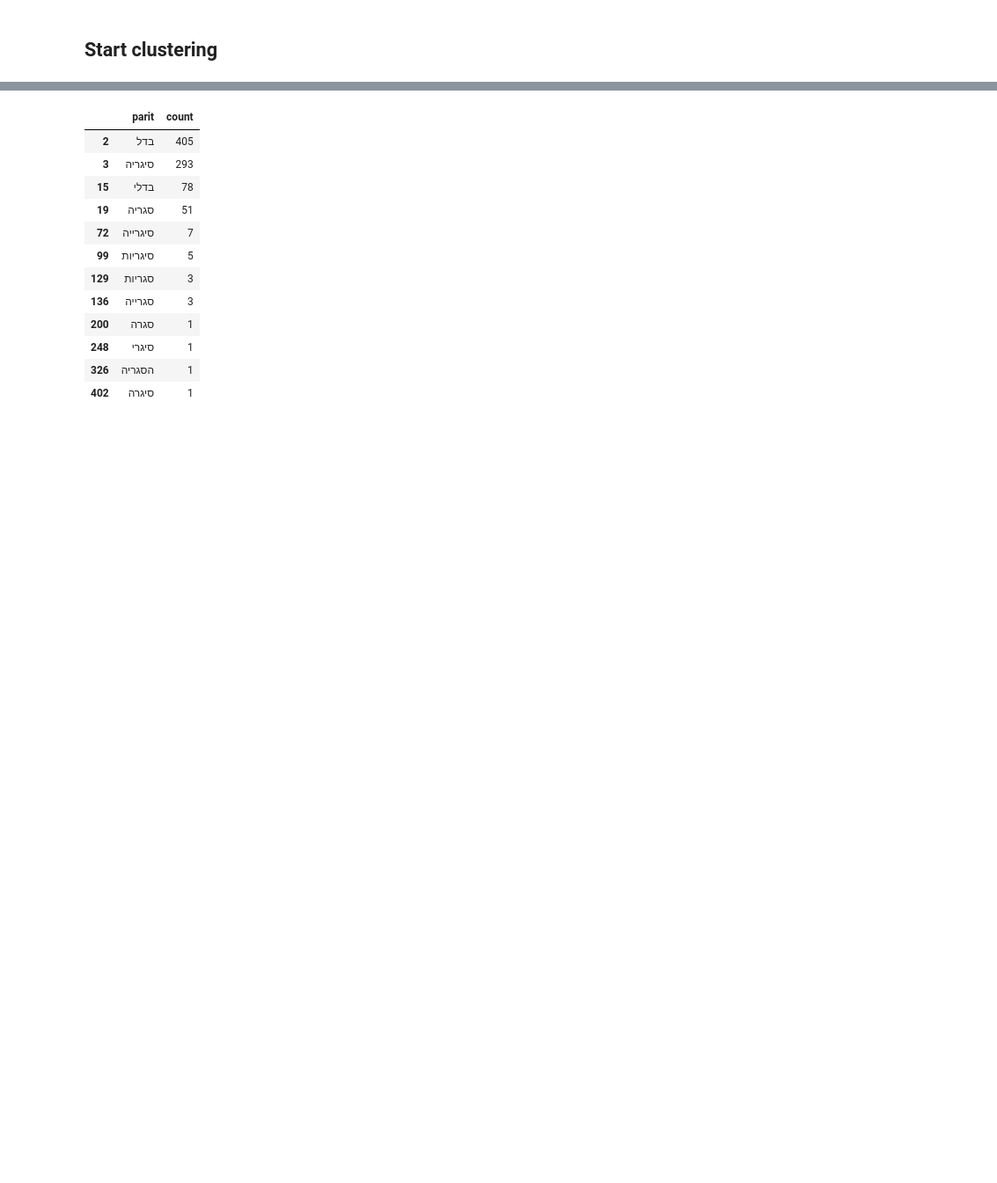
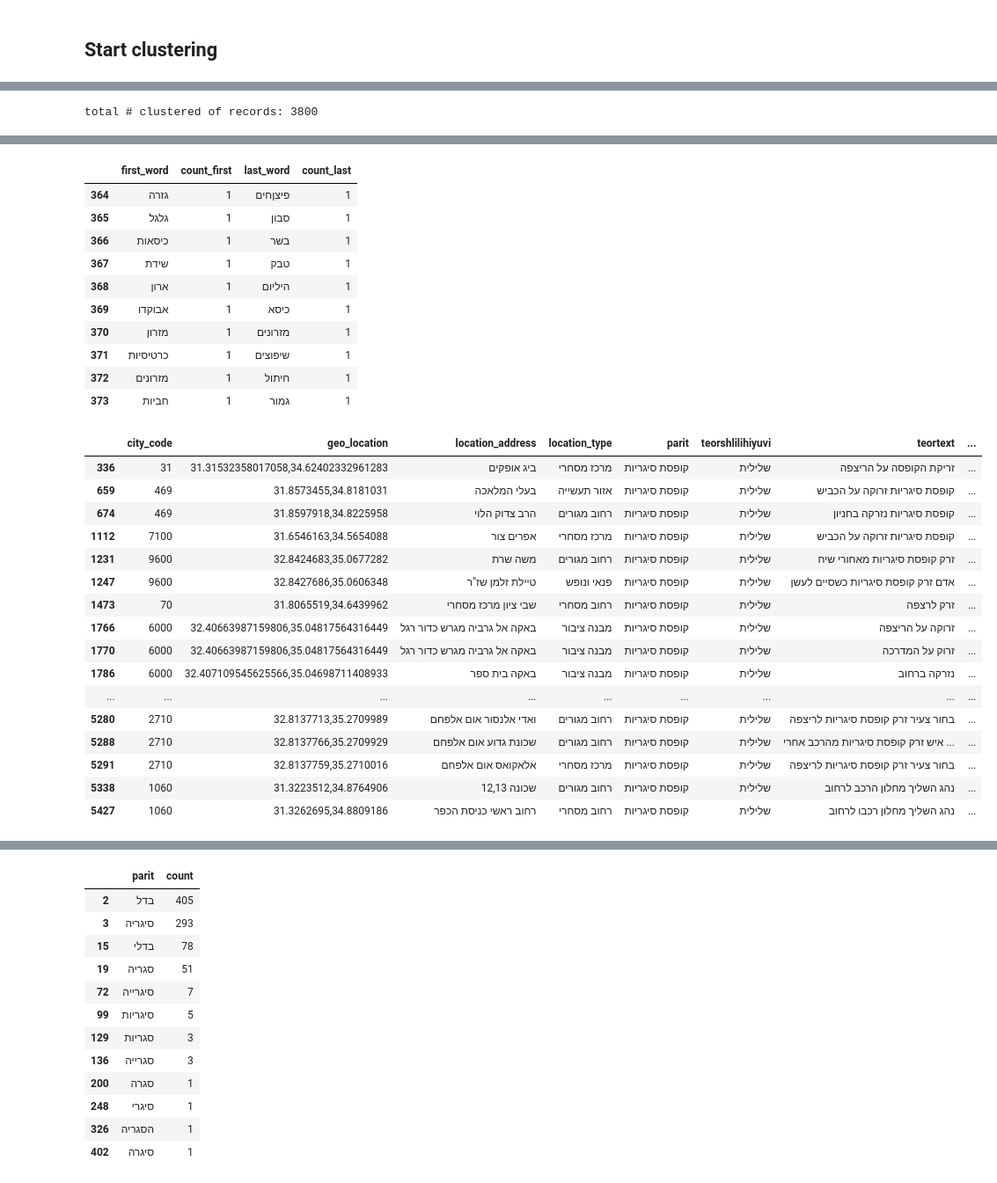
Before and after one commit to ColgateSmile/Visualization_Project_littering-incidents-Israel, a Jupyter notebook: master.ipynb, the cells around one changed output, grey strips where cells are left out. Shown at 88% size. Cells and saved outputs as stored; diff of their text form; code cells hidden in the pictures; blank space fills up the shorter version.

Commit message:
cleaned up the clustering part

```diff
--- a/master.ipynb
+++ b/master.ipynb
@@ -532,5 +469,0 @@ if show_clustered: print('included subtypes:', paper)
-# %%
-wrappers = df_merged[df_merged.parit.str.contains(wrapper_reg)].parit.unique()
-_class_['wrapper'] = wrappers
-print('# of records (wrappers):', len(df_merged[df_merged.parit.isin(_class_['wrapper'])]))
-if show_clustered: print('included subtypes:', paper)
@@ -573,0 +482,43 @@ kinda significant remainder litter types count: 1000
+# %%
+clusters_predicate = cluster(df_merged, _class_, bag_reg, 'bag', clusters_predicate)
+clusters_predicate = cluster(df_merged, _class_, cup_reg, 'cup', clusters_predicate)
+clusters_predicate = cluster(df_merged, _class_, filter_reg, 'cigarette filter', clusters_predicate)
+clusters_predicate = cluster(df_merged, _class_, cig_reg, 'cigarette', clusters_predicate, negate=[box_reg])
+clusters_predicate = cluster(df_merged, _class_, bottle_reg, 'bottle', clusters_predicate)
+clusters_predicate = cluster(df_merged, _class_, tin_reg, 'tincan', clusters_predicate)
+clusters_predicate = cluster(df_merged, _class_, mask_reg, 'mask', clusters_predicate)
+clusters_predicate = cluster(df_merged, _class_, paper_reg, 'paper', clusters_predicate)
+clusters_predicate = cluster(df_merged, _class_, wrapper_reg, 'wrapper', clusters_predicate)
+print('total # clustered of records:', len(df_merged[clusters_predicate]))
+# %% [output]
+total # clustered of records: 3800
+# %%
+def display_clusters(df, _class_):
+    cluster_sizes = {
+        cls : len(df[df.parit.isin(_class_[cls])]) for cls in _class_
+    }
+    cluster_sizes = pd.DataFrame(cluster_sizes, index=[0]) \
+        .transpose().reset_index() \
+        .rename(columns={0: 'count', 'index' : 'category'})
+    display(cluster_sizes)
+
+def review_remained(df, clusters_predicate, n_words=5):
+    clustered = df[clusters_predicate].parit
+    remainder_fw = df[~clusters_predicate].parit.apply(lambda x: x.split()[0]).value_counts()
+    remainder_lw = df[~clusters_predicate].parit.apply(lambda x: x.split()[-1]).value_counts()
+    remainder_lw = pd.DataFrame(remainder_lw).reset_index().rename(columns={'index' : 'last_word', 'parit' : 'count_last'})
+    remainder = pd.DataFrame(remainder_fw).reset_index().rename(columns={'index' : 'first_word', 'parit' : 'count_first'})
+    remainder['last_word'] = remainder_lw['last_word']
+    remainder['count_last'] = remainder_lw['count_last']
+
+    sign_remainder = remainder[(remainder['count_last'] >= 10) | (remainder['count_first'] >= 10)]
+    insign_remainder = remainder[(remainder['count_last'] < 10) | (remainder['count_first'] < 10)]
+    # print('clustered litter types count:',len(clustered))
+    # print('significant remainder litter types count:',sum(sign_remainder['count']))
+    # print('insignificant remainder litter types count:',sum(insign_remainder['count']))
+    display(sign_remainder.head(n_words))
+    display(insign_remainder.tail(n_words))
+# %%
+review_remained(df_merged, clusters_predicate, n_words=10)
+df_merged[~clusters_predicate & df_merged.parit.str.contains('סיגריות')]
+# %% [output]
@@ -573,0 +536,28 @@ kinda significant remainder litter types count: 1000
+|  | first_word | count_first | last_word | count_last |
+| 364 | גזרה | 1 | פיצןחים | 1 |
+| 365 | גלגל | 1 | סבון | 1 |
+| 366 | כיסאות | 1 | בשר | 1 |
+| 367 | שידת | 1 | טבק | 1 |
+| 368 | ארון | 1 | היליום | 1 |
+| 369 | אבוקדו | 1 | כיסא | 1 |
+| 370 | מזרון | 1 | מזרונים | 1 |
+| 371 | כרטיסיות | 1 | שיפוצים | 1 |
+| 372 | מזרונים | 1 | חיתול | 1 |
+| 373 | חביות | 1 | גמור | 1 |
+|  | city_code | geo_location | location_address | location_type | parit | teorshlilihiyuvi | teortext | ... |
+| 336 | 31 | 31.31532358017058,34.62402332961283 | ביג אופקים | מרכז מסחרי | קופסת סיגריות | שלילית | זריקת הקופסה על הריצפה | ... |
+| 659 | 469 | 31.8573455,34.8181031 | בעלי המלאכה | אזור תעשייה | קופסת סיגריות | שלילית | קופסת סיגריות זרוקה על הכביש | ... |
+| 674 | 469 | 31.8597918,34.8225958 | הרב צדוק הלוי | רחוב מגורים | קופסת סיגריות | שלילית | קופסת סיגריות נזרקה בחניון | ... |
+| 1112 | 7100 | 31.6546163,34.5654088 | אפרים צור | מרכז מסחרי | קופסת סיגריות | שלילית | קופסת סיגריות זרוקה על הכביש | ... |
+| 1231 | 9600 | 32.8424683,35.0677282 | משה שרת | רחוב מגורים | קופסת סיגריות | שלילית | זרק קופסת סיגריות מאחורי שיח | ... |
+| 1247 | 9600 | 32.8427686,35.0606348 | טיילת זלמן שז"ר | פנאי ונופש | קופסת סיגריות | שלילית | אדם זרק קופסת סיגריות כשסיים לעשן | ... |
+| 1473 | 70 | 31.8065519,34.6439962 | שבי ציון מרכז מסחרי | רחוב מסחרי | קופסת סיגריות | שלילית | זרק לרצפה | ... |
+| 1766 | 6000 | 32.40663987159806,35.04817564316449 | באקה אל גרביה מגרש כדור רגל | מבנה ציבור | קופסת סיגריות | שלילית | זרוקה על הריצפה | ... |
+| 1770 | 6000 | 32.40663987159806,35.04817564316449 | באקה אל גרביה מגרש כדור רגל | מבנה ציבור | קופסת סיגריות | שלילית | זרוק על המדרכה | ... |
+| 1786 | 6000 | 32.407109545625566,35.04698711408933 | באקה בית ספר | מבנה ציבור | קופסת סיגריות | שלילית | נזרקה ברחוב | ... |
+| ... | ... | ... | ... | ... | ... | ... | ... | ... |
+| 5280 | 2710 | 32.8137713,35.2709989 | ואדי אלנסור אום אלפחם | רחוב מגורים | קופסת סיגריות | שלילית | בחור צעיר זרק קופסת סיגריות לריצפה | ... |
+| 5288 | 2710 | 32.8137766,35.2709929 | שכונת גדוע אום אלפחם | רחוב מגורים | קופסת סיגריות | שלילית | איש זרק קופסת סיגריות מהרכב אחרי ... | ... |
+| 5291 | 2710 | 32.8137759,35.2710016 | אלאקואס אום אלפחם | מרכז מסחרי | קופסת סיגריות | שלילית | בחור צעיר זרק קופסת סיגריות לריצפה | ... |
+| 5338 | 1060 | 31.3223512,34.8764906 | שכונה 12,13 | רחוב מגורים | קופסת סיגריות | שלילית | נהג השליך מחלון הרכב לרחוב | ... |
+| 5427 | 1060 | 31.3262695,34.8809186 | רחוב ראשי כניסת הכפר | רחוב מסחרי | קופסת סיגריות | שלילית | נהג השליך מחלון רכבו לרחוב | ... |
```
Also changed, not shown: parts of 18 cells of this notebook.
